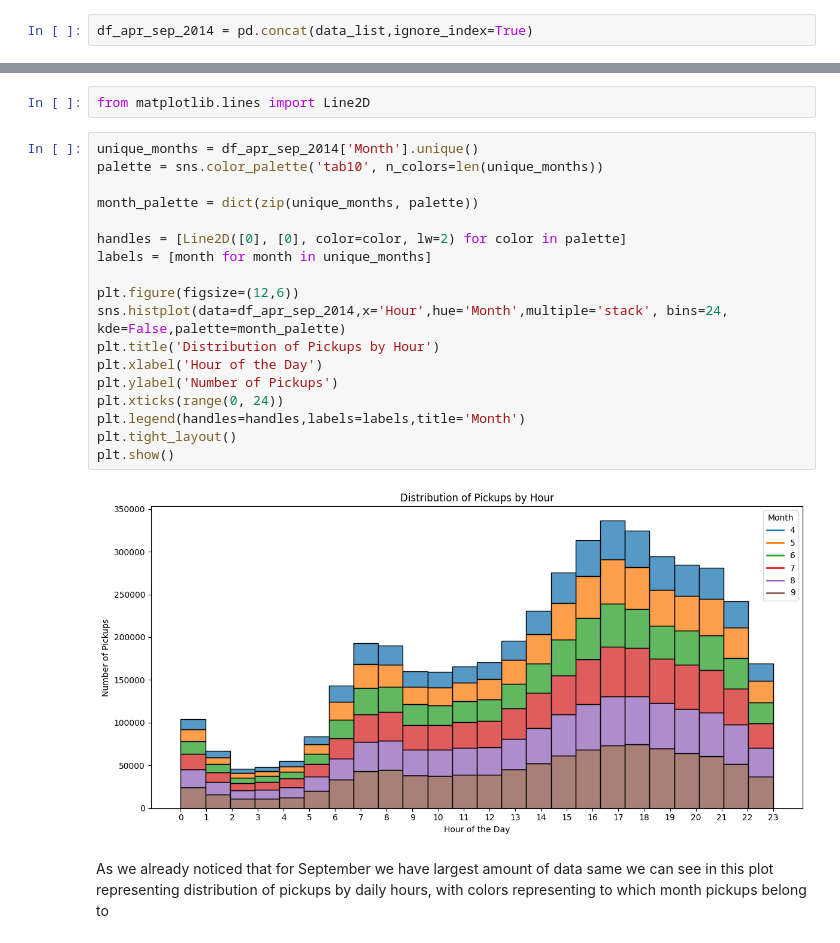
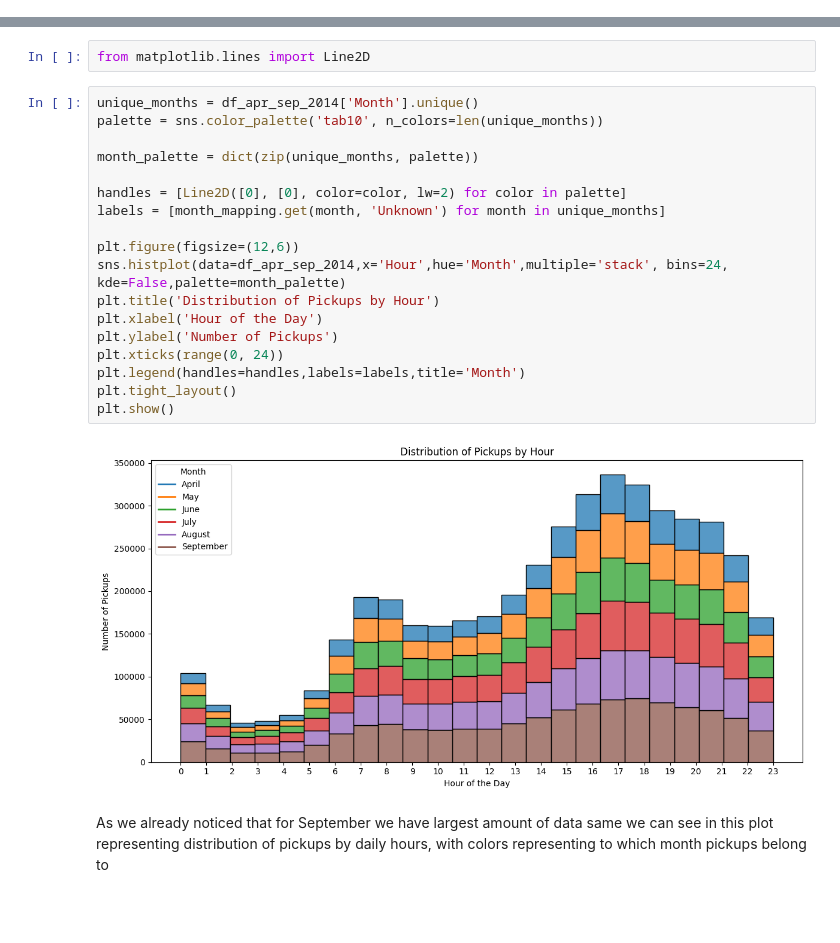
Before and after one commit to savicm5/mlProject, a Jupyter notebook: src/analysis.ipynb, the cells around one changed output, grey strips where cells are left out. Cells and saved outputs as stored; diff of their text form; blank space fills up the shorter version.

Commit message:
feat: add explanation for given graphs

```diff
--- a/src/analysis.ipynb
+++ b/src/analysis.ipynb
@@ -172,5 +172,3 @@ plt.show()
 [figure]
 # %% [markdown]
 We can notice that we have most data for September pickups, and least for April
-# %%
-df_apr_sep_2014 = pd.concat(data_list,ignore_index=True)
@@ -230,23 +212,23 @@ from matplotlib.lines import Line2D
 # %%
 unique_months = df_apr_sep_2014['Month'].unique()
 palette = sns.color_palette('tab10', n_colors=len(unique_months))
 
 month_palette = dict(zip(unique_months, palette))
 
 handles = [Line2D([0], [0], color=color, lw=2) for color in palette]
-labels = [month for month in unique_months]
+labels = [month_mapping.get(month, 'Unknown') for month in unique_months]
 
 plt.figure(figsize=(12,6))
 sns.histplot(data=df_apr_sep_2014,x='Hour',hue='Month',multiple='stack', bins=24, kde=False,palette=month_palette)
 plt.title('Distribution of Pickups by Hour')
 plt.xlabel('Hour of the Day')
 plt.ylabel('Number of Pickups')
 plt.xticks(range(0, 24))
 plt.legend(handles=handles,labels=labels,title='Month')
 plt.tight_layout()
 plt.show()
 # %% [output]
-[figure, old version]
+[figure, new version]
 # %% [markdown]
 As we already noticed that for September we have largest amount of data same we can see in this plot representing distribution of pickups by daily hours, with colors representing to which month pickups belong to
 # %% [markdown]
```
Also changed, not shown: parts of 20 cells of this notebook.
